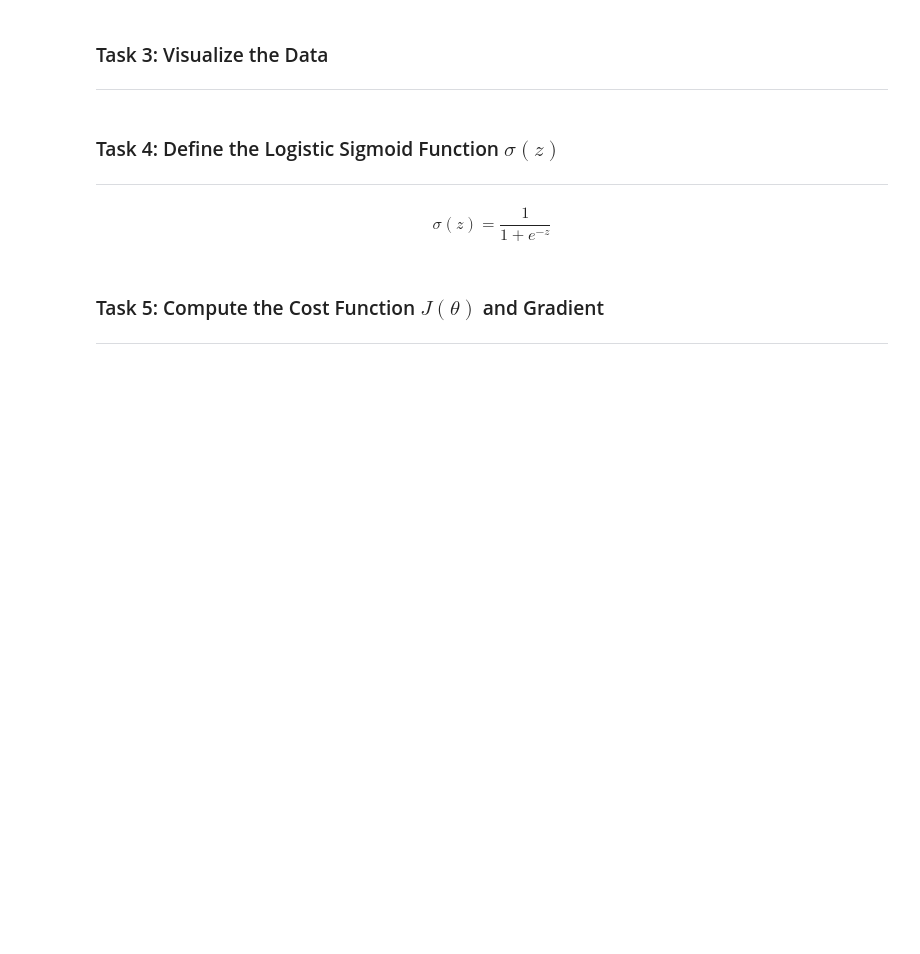
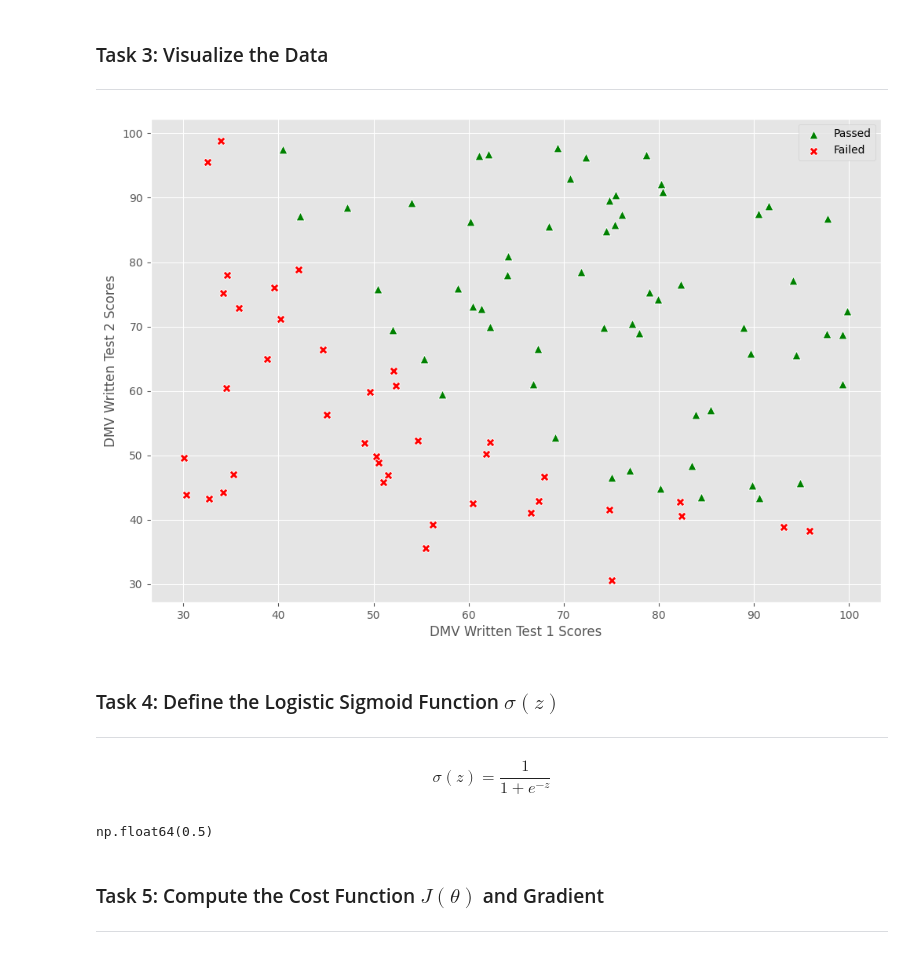
Before and after one commit to miguelestradam3/jupyter_maths_logistic_regression, a Jupyter notebook: Logistic_Regression.ipynb, the cells around one changed output. Cells and saved outputs as stored; diff of their text form; code cells hidden in the pictures; blank space fills up the shorter version.

```diff
--- a/Logistic_Regression.ipynb
+++ b/Logistic_Regression.ipynb
@@ -23,0 +16,3 @@ rcParams['figure.figsize'] = 12, 8
+# %%
+data = pd.read_csv("DMV_Written_Tests.csv")
+data.head()
@@ -24,6 +39,22 @@ rcParams['figure.figsize'] = 12, 8
+# %%
+scores = data[['DMV_Test_1', 'DMV_Test_2']].values
+results = data['Results'].values
 # %% [markdown]
 ### Task 3: Visualize the Data
 ---
+# %%
+passed = (results == 1).reshape(100,1)
+failed = (results == 0).reshape(100,1)
+
+ax = sns.scatterplot(x = scores[passed[:, 0], 0], y = scores[passed[:, 0], 1], marker = "^", color = "green", s=60)
+
+sns.scatterplot(x = scores[failed[:, 0], 0], y = scores[failed[:, 0], 1], marker = "X", color = "red", s=60)
+
+ax.set(xlabel="DMV Written Test 1 Scores", ylabel="DMV Written Test 2 Scores")
+ax.legend(['Passed', 'Failed'])
+plt.show()
+# %% [output]
+[figure, added]
 # %% [markdown]
 ### Task 4: Define the Logistic Sigmoid Function $\sigma(z)$
 ---
@@ -32,3 +66,7 @@ $$ \sigma(z) = \frac{1}{1+e^{-z}}$$
+# %%
+logistic_function(0)
+# %% [output]
+np.float64(0.5)
 # %% [markdown]
 ### Task 5: Compute the Cost Function $J(\theta)$ and Gradient
 ---
```
Also changed, not shown: parts of 11 cells of this notebook.
